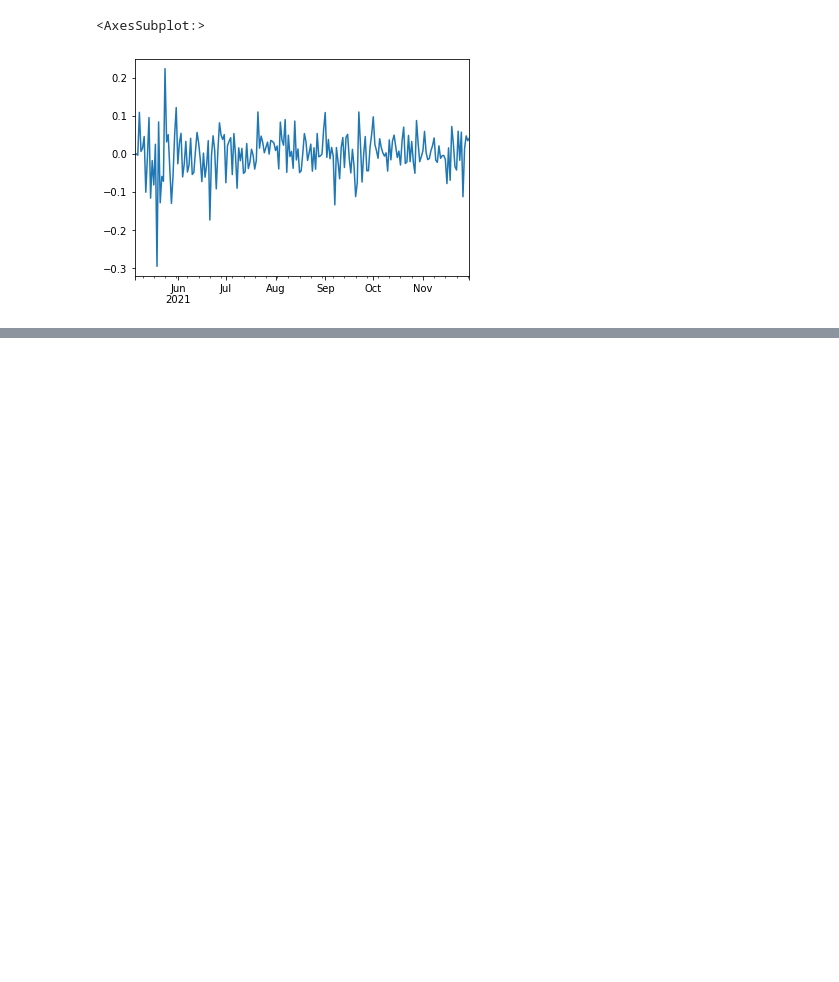
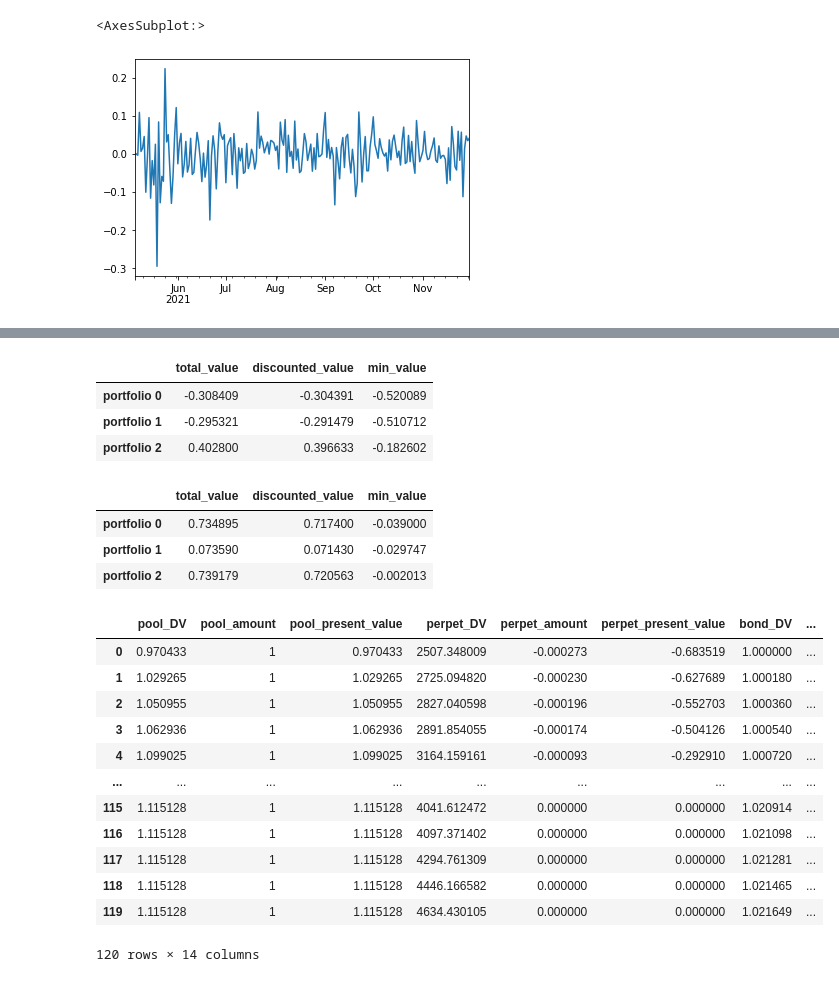
Before and after one commit to Leonardo130709/LPtools, a Jupyter notebook: Exploration.ipynb, the cells around one changed output, grey strips where cells are left out. Saved outputs shown, nothing was run; the diff lists cells and outputs as text; code cells hidden in the pictures; blank space fills up the shorter version.

```diff
--- a/Exploration.ipynb
+++ b/Exploration.ipynb
@@ -214,0 +181,34 @@ second_half.logs(0)
+# %%
+first_half =  make_runner(response_first_half)
+first_half.run()
+first_half.summary
+# %% [output]
+|  | total_value | discounted_value | min_value |
+| portfolio 0 | -0.308409 | -0.304391 | -0.520089 |
+| portfolio 1 | -0.295321 | -0.291479 | -0.510712 |
+| portfolio 2 | 0.402800 | 0.396633 | -0.182602 |
+# %%
+second_half = make_runner(response_second_half)
+second_half.run()
+second_half.summary
+# %% [output]
+|  | total_value | discounted_value | min_value |
+| portfolio 0 | 0.734895 | 0.717400 | -0.039000 |
+| portfolio 1 | 0.073590 | 0.071430 | -0.029747 |
+| portfolio 2 | 0.739179 | 0.720563 | -0.002013 |
+# %%
+second_half.logs(2)
+# %% [output]
+|  | pool_DV | pool_amount | pool_present_value | perpet_DV | perpet_amount | perpet_present_value | bond_DV | ... |
+| 0 | 0.970433 | 1 | 0.970433 | 2507.348009 | -0.000273 | -0.683519 | 1.000000 | ... |
+| 1 | 1.029265 | 1 | 1.029265 | 2725.094820 | -0.000230 | -0.627689 | 1.000180 | ... |
+| 2 | 1.050955 | 1 | 1.050955 | 2827.040598 | -0.000196 | -0.552703 | 1.000360 | ... |
+| 3 | 1.062936 | 1 | 1.062936 | 2891.854055 | -0.000174 | -0.504126 | 1.000540 | ... |
+| 4 | 1.099025 | 1 | 1.099025 | 3164.159161 | -0.000093 | -0.292910 | 1.000720 | ... |
+| ... | ... | ... | ... | ... | ... | ... | ... | ... |
+| 115 | 1.115128 | 1 | 1.115128 | 4041.612472 | 0.000000 | 0.000000 | 1.020914 | ... |
+| 116 | 1.115128 | 1 | 1.115128 | 4097.371402 | 0.000000 | 0.000000 | 1.021098 | ... |
+| 117 | 1.115128 | 1 | 1.115128 | 4294.761309 | 0.000000 | 0.000000 | 1.021281 | ... |
+| 118 | 1.115128 | 1 | 1.115128 | 4446.166582 | 0.000000 | 0.000000 | 1.021465 | ... |
+| 119 | 1.115128 | 1 | 1.115128 | 4634.430105 | 0.000000 | 0.000000 | 1.021649 | ... |
+120 rows × 14 columns
```
Also changed, not shown: parts of 13 cells of this notebook.
